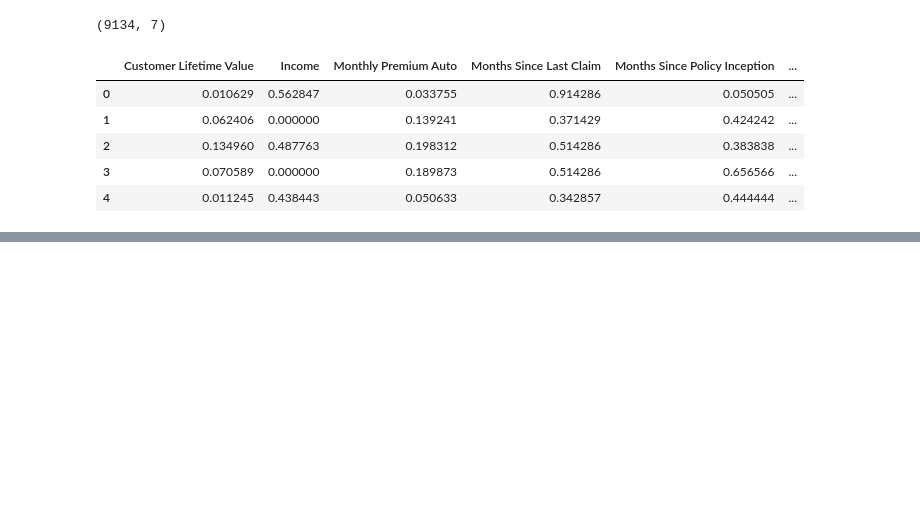
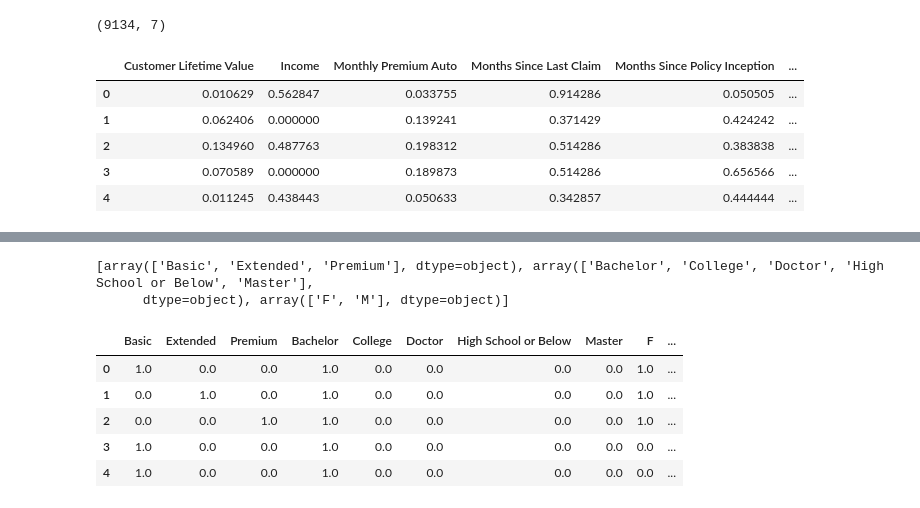
Before and after one commit to mbescansa/lab-customer-analysis-round-5, a Jupyter notebook: lab-customer-analysis-round-5.ipynb, the cells around one changed output, grey strips where cells are left out. Cells and saved outputs as stored; diff of their text form; code cells hidden in the pictures; blank space fills up the shorter version.

```diff
--- a/lab-customer-analysis-round-5.ipynb
+++ b/lab-customer-analysis-round-5.ipynb
@@ -52,0 +58,5 @@ x_normalized.head()
+# %%
+X_cat = data.select_dtypes(include = np.object)
+# X_cat.columns
+X_cat_reduced = X_cat[['Coverage', 'Education', 'Gender']]
+X_cat_reduced.head()
@@ -52,0 +70,19 @@ x_normalized.head()
+# %%
+#one hot encoding
+from sklearn.preprocessing import OneHotEncoder
+encoder = OneHotEncoder().fit(X_cat_reduced)
+print(encoder.categories_)
+encoded = encoder.transform(X_cat_reduced).toarray()
+
+enc = [columname for sublist in encoder.categories_ for columname in sublist]
+onehot_encoded = pd.DataFrame(encoded,columns=enc)
+onehot_encoded.head()
+# %% [output]
+[array(['Basic', 'Extended', 'Premium'], dtype=object), array(['Bachelor', 'College', 'Doctor', 'High School or Below', 'Master'],
+      dtype=object), array(['F', 'M'], dtype=object)]
+|  | Basic | Extended | Premium | Bachelor | College | Doctor | High School or Below | Master | F | ... |
+| 0 | 1.0 | 0.0 | 0.0 | 1.0 | 0.0 | 0.0 | 0.0 | 0.0 | 1.0 | ... |
+| 1 | 0.0 | 1.0 | 0.0 | 1.0 | 0.0 | 0.0 | 0.0 | 0.0 | 1.0 | ... |
+| 2 | 0.0 | 0.0 | 1.0 | 1.0 | 0.0 | 0.0 | 0.0 | 0.0 | 1.0 | ... |
+| 3 | 1.0 | 0.0 | 0.0 | 1.0 | 0.0 | 0.0 | 0.0 | 0.0 | 0.0 | ... |
+| 4 | 1.0 | 0.0 | 0.0 | 1.0 | 0.0 | 0.0 | 0.0 | 0.0 | 0.0 | ... |
```
Also changed, not shown: parts of 27 cells of this notebook.
